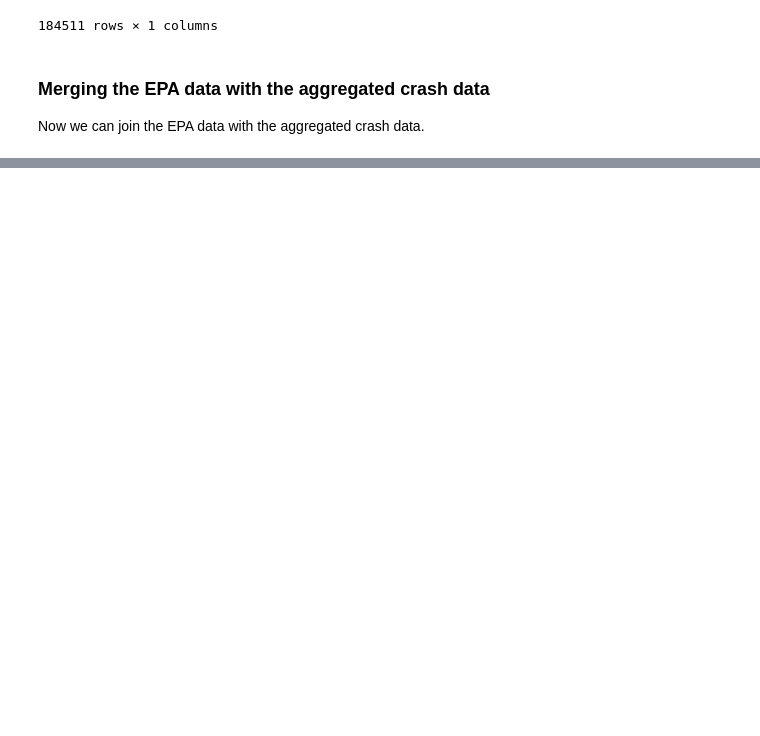
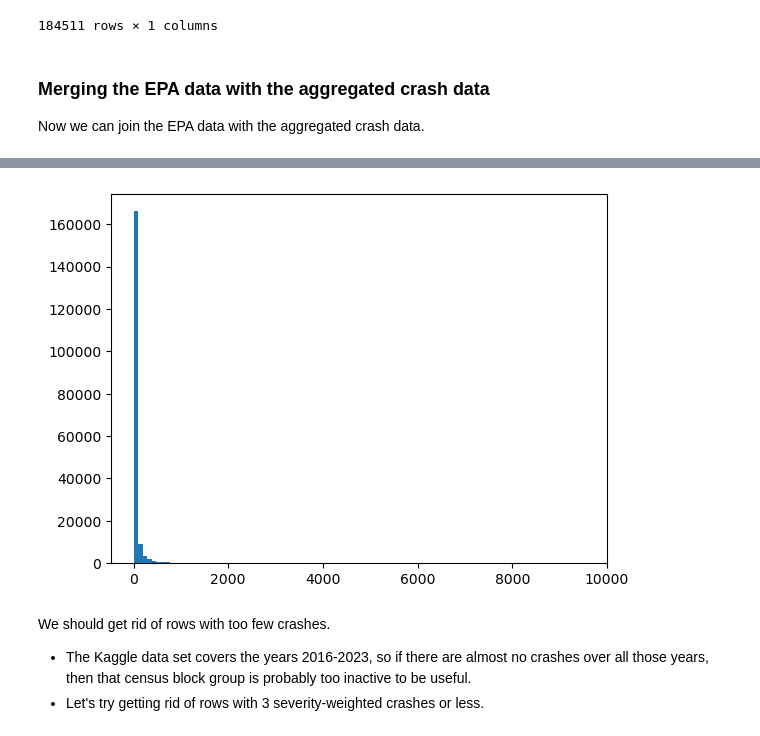
Before and after one commit to Arcturus816/Impact-of-Built-Environment, a Jupyter notebook: code/data-processing-1.ipynb, the cells around one changed output, grey strips where cells are left out. Cells and saved outputs as stored; diff of their text form; code cells hidden in the pictures; blank space fills up the shorter version.

```diff
--- a/code/data-processing-1.ipynb
+++ b/code/data-processing-1.ipynb
@@ -776,9 +852,11 @@ Now we can join the EPA data with the aggregated crash data.
 # Rename index
 gdf_epa_trimmed.index.name = "census_block_group"
 
-# Remove geometry and turn back into Pandas DF
-df_epa_trimmed = pd.DataFrame(gdf_epa_trimmed.drop(columns="geometry"))
-df_epa_trimmed
+# Merge by "census_block_group"
+gdf_combined = gdf_epa_trimmed.join(other=df_cbg_aggregated, how="left")
+gdf_combined_no2020 = gdf_epa_trimmed.join(other=df_cbg_no2020_aggregated, how="left")
+
+gdf_combined
 # %% [output]
 |  | Ac_Total | Ac_Water | Ac_Land | Ac_Unpr | TotPop | CountHU | HH | P_WrkAge | AutoOwn0 | ... |
 | census_block_group |  |  |  |  |  |  |  |  |  | ... |
@@ -903,0 +887,10 @@ df_combined3
+# %%
+n_bins = 100
+plt.hist(gdf_combined["weighted_crashes"], bins=n_bins)
+plt.show()
+# %% [output]
+[figure, added]
+# %% [markdown]
+We should get rid of rows with too few crashes.
+- The Kaggle data set covers the years 2016-2023, so if there are almost no crashes over all those years, then that census block group is probably too inactive to be useful.
+- Let's try getting rid of rows with 3 severity-weighted crashes or less.
```
Also changed, not shown: parts of 45 cells of this notebook.
